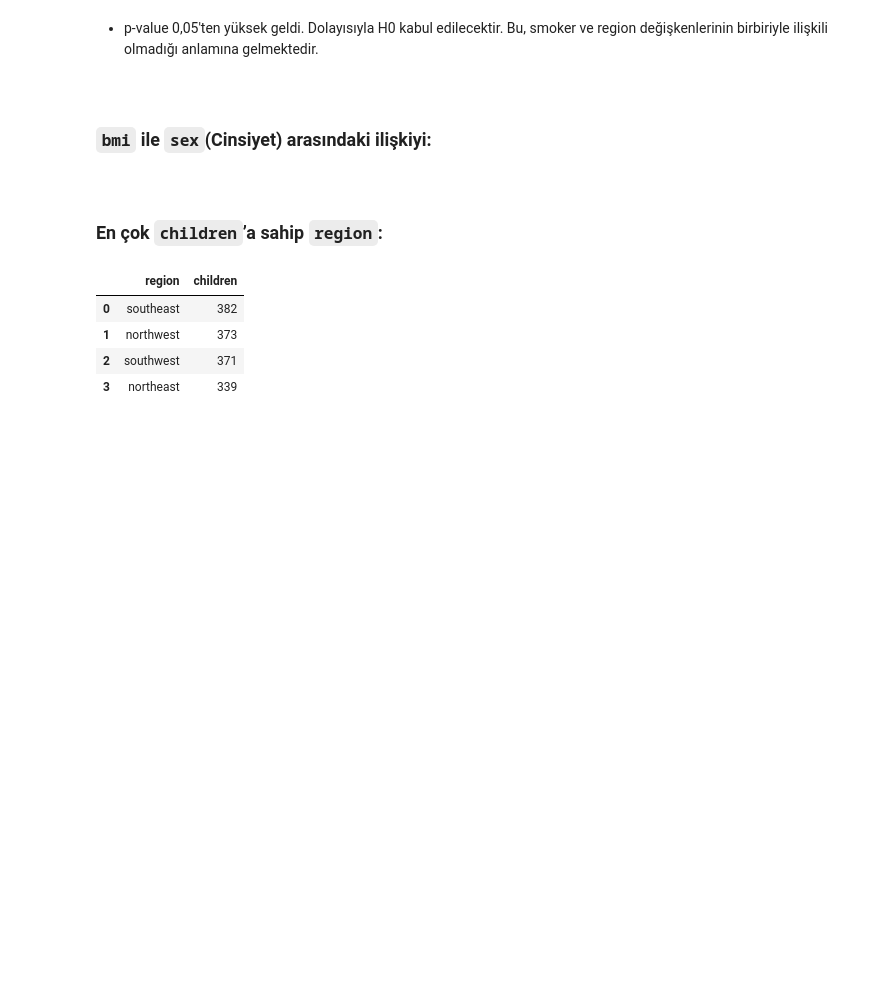
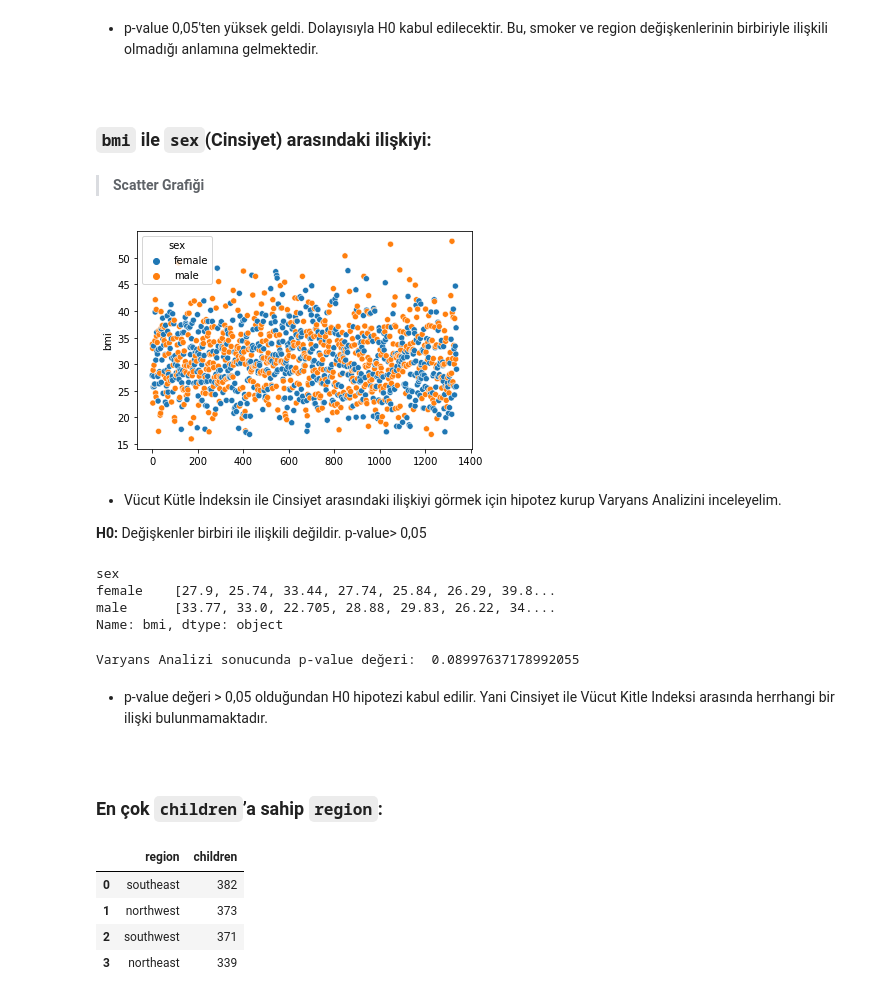
Before and after one commit to MuhammetYorulmaz/GlobalAIMachineLearningProject, a Jupyter notebook: Project1.ipynb, the cells around one changed output. Drawn from its saved outputs; the diff is of its cells as text; code cells hidden in the pictures; blank space fills up the shorter version.

```diff
--- a/Project1.ipynb
+++ b/Project1.ipynb
@@ -201,6 +233,31 @@ Ki kare testi sonucunda p-value değeri: 0.06171954839170547
 # %% [markdown]
 <a id = "10"></a><br>
 ### `bmi` ile `sex`(Cinsiyet) arasındaki ilişkiyi:
+# %% [markdown]
+> **Scatter Grafiği**
+# %%
+sns.scatterplot(data=data, x=data.index, y='bmi', hue='sex');
+# %% [output]
+[figure, added]
+# %% [markdown]
+* Vücut Kütle İndeksin ile Cinsiyet arasındaki ilişkiyi görmek için hipotez kurup Varyans Analizini inceleyelim.
+
+**H0:** Değişkenler birbiri ile ilişkili değildir. p-value> 0,05
+# %%
+CategoryGroupLists=data.groupby('sex')['bmi'].apply(list)
+CategoryGroupLists
+# %% [output]
+sex
+female    [27.9, 25.74, 33.44, 27.74, 25.84, 26.29, 39.8...
+male      [33.77, 33.0, 22.705, 28.88, 29.83, 26.22, 34....
+Name: bmi, dtype: object
+# %%
+AnovaResults = f_oneway(*CategoryGroupLists)
+print('Varyans Analizi sonucunda p-value değeri: ', AnovaResults[1])
+# %% [output]
+Varyans Analizi sonucunda p-value değeri:  0.08997637178992055
+# %% [markdown]
+* p-value değeri > 0,05 olduğundan H0 hipotezi kabul edilir. Yani Cinsiyet ile Vücut Kitle Indeksi arasında herrhangi bir ilişki bulunmamaktadır.
 # %% [markdown]
 <a id = "11"></a><br>
 ### En çok `children`’a sahip `region`:
```
Also changed, not shown: parts of 24 cells of this notebook.
